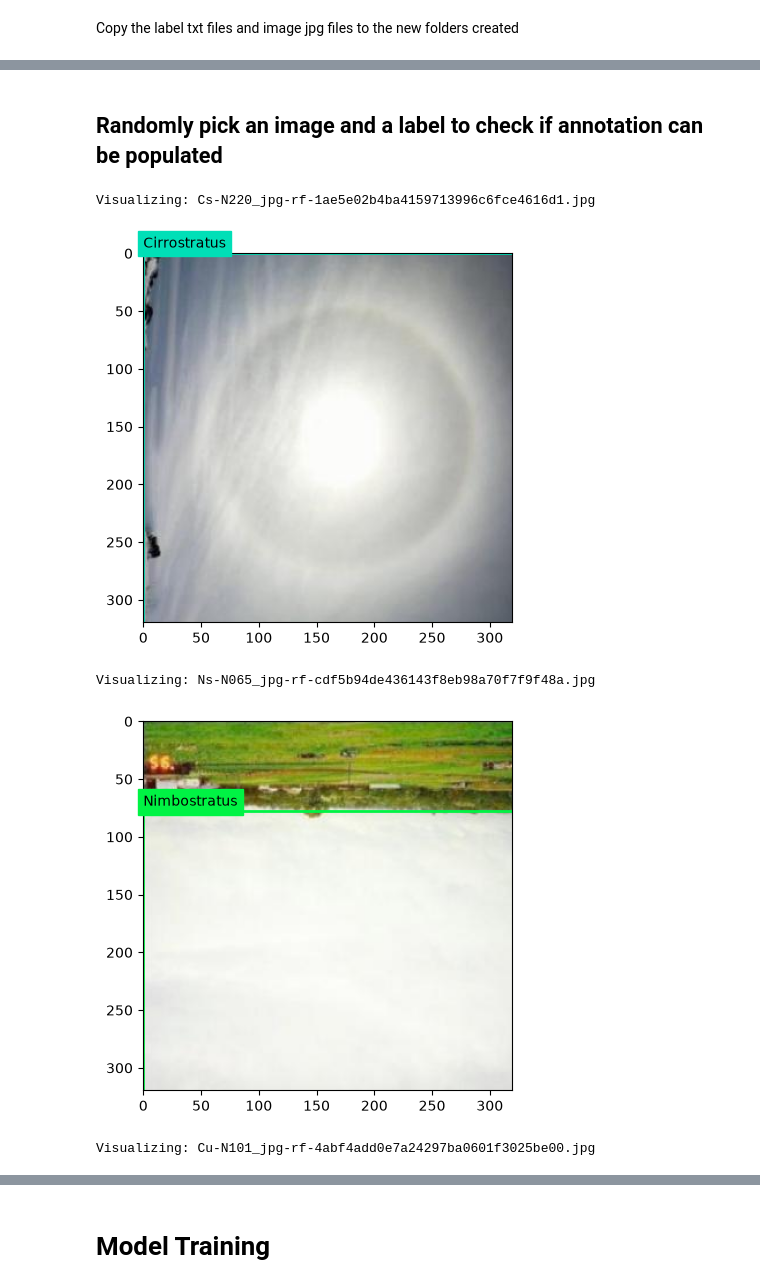
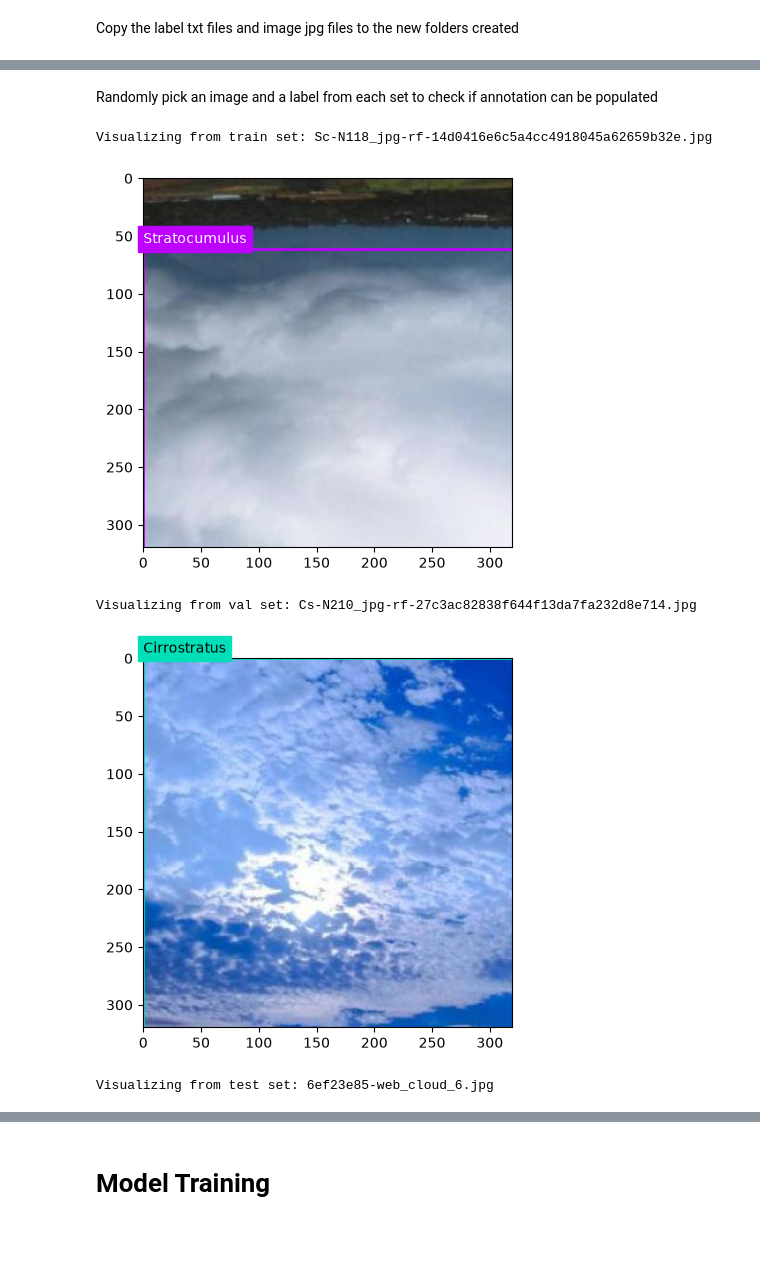
Before and after one commit to yeugeneu/IAT360-CV-13-Cloud-Type-Classifier, a Jupyter notebook: Cloud_type_detection.ipynb, the cells around one changed output, grey strips where cells are left out. Cells and saved outputs as stored; diff of their text form; code cells hidden in the pictures; blank space fills up the shorter version.

Commit message:
Clean up the data preprocessing and organize the source dataset into train/val split of 80:20. Move all member collected data into test folder

```diff
--- a/Cloud_type_detection.ipynb
+++ b/Cloud_type_detection.ipynb
@@ -74,7 +69,10 @@ for src_dir in image_sources:
                     img_path = os.path.join(src_dir, file)
                     image = Image.open(img_path)
                     image = image.convert("RGB")
-                    new_filename = os.path.splitext(file)[0] + ".jpg"
+                    base, ext = os.path.splitext(file)
+                    # Replace '.' with '-' in the filename base
+                    safe_base = base.replace(".", "-")
+                    new_filename = safe_base + ".jpg"
                     image.save(os.path.join(image_dir, new_filename), "JPEG")
                 except Exception as e:
                     print(f"Error processing image {file}: {e}")
@@ -84,7 +82,11 @@ for src_dir in label_sources:
     if os.path.exists(src_dir):
         for file in os.listdir(src_dir):
             if file.lower().endswith(".txt"):
-                shutil.copy(os.path.join(src_dir, file), os.path.join(label_dir, file))
+                base, ext = os.path.splitext(file)
+                # Replace '.' with '-' in the filename base
+                safe_base = base.replace(".", "-")
+                new_filename = safe_base + ext
+                shutil.copy(os.path.join(src_dir, file), os.path.join(label_dir, new_filename))
 # %% [markdown]
 Take a look at the first 4 images in the "Final_data/images" folder to make sure the images are moved correctly
 # %%
@@ -206,44 +341,56 @@ print(len(all_images), " images | ", len(all_labels), " Labels")
 # %% [markdown]
-## Randomly pick an image and a label to check if annotation can be populated
+Randomly pick an image and a label from each set to check if annotation can be populated
 # %%
+from ultralytics.data.utils import visualize_image_annotations
 # define the class map
 class_map = {
     0: "Altocumulus",
     1: "Altostratus",
     2: "Cirrocumulus",
     3: "Cirrostratus",
     4: "Cirrus",
     5: "Contrails",
     6: "Cumulonimbus",
     7: "Cumulus",
     8: "Nimbostratus",
     9: "Stratocumulus",
     10: "Stratus"
 }
 
-# Get a list of all images
-image_files = os.listdir("All_data/images")
+# Splits to choose from
+splits = ["train", "val", "test"]
 
-# Pick 3 random images
-random_images = random.sample(image_files, 3)
+for split in splits:
+    img_dir = f"All_data/images/{split}"
+    lbl_dir = f"All_data/labels/{split}"
 
-# Visualize each of the 3 selected images
-for random_image in random_images:
-    # Construct matching image and label paths
-    base_name = os.path.splitext(random_image)[0]
-    random_image_path = os.path.join("All_data/images", random_image)
-    random_label_path = os.path.join("All_data/labels", f"{base_name}.txt")
+    if os.path.exists(img_dir) and os.path.exists(lbl_dir):
+        # Get a list of all image files in this split
+        image_files = [f for f in os.listdir(img_dir) if f.lower().endswith((".jpg", ".jpeg", ".png"))]
 
-    # Visualize
-    print(f"Visualizing: {random_image}")
-    visualize_image_annotations(
-        random_image_path,
-        random_label_path,
-        class_map,
-    )
+        if image_files:
+            # Pick 1 random image from this split
+            random_image = random.choice(image_files)
+
+            # Construct matching image and label paths
+            base_name = os.path.splitext(random_image)[0]
+            random_image_path = os.path.join(img_dir, random_image)
+            random_label_path = os.path.join(lbl_dir, f"{base_name}.txt")
+
+            # Visualize
+            print(f"Visualizing from {split} set: {random_image}")
+            visualize_image_annotations(
+                random_image_path,
+                random_label_path,
+                class_map,
+            )
+        else:
+            print(f"No images found in {img_dir}")
+    else:
+        print(f"Directory does not exist for split: {split}")
 # %% [output]
-Visualizing: Cs-N220_jpg-rf-1ae5e02b4ba4159713996c6fce4616d1.jpg
+Visualizing from train set: Sc-N118_jpg-rf-14d0416e6c5a4cc4918045a62659b32e.jpg
-[figure, old version]
+[figure, new version]
-Visualizing: Ns-N065_jpg-rf-cdf5b94de436143f8eb98a70f7f9f48a.jpg
+Visualizing from val set: Cs-N210_jpg-rf-27c3ac82838f644f13da7fa232d8e714.jpg
-[figure, old version]
+[figure, new version]
-Visualizing: Cu-N101_jpg-rf-4abf4add0e7a24297ba0601f3025be00.jpg
+Visualizing from test set: 6ef23e85-web_cloud_6.jpg
```
Also changed, not shown: parts of 40 cells of this notebook.
